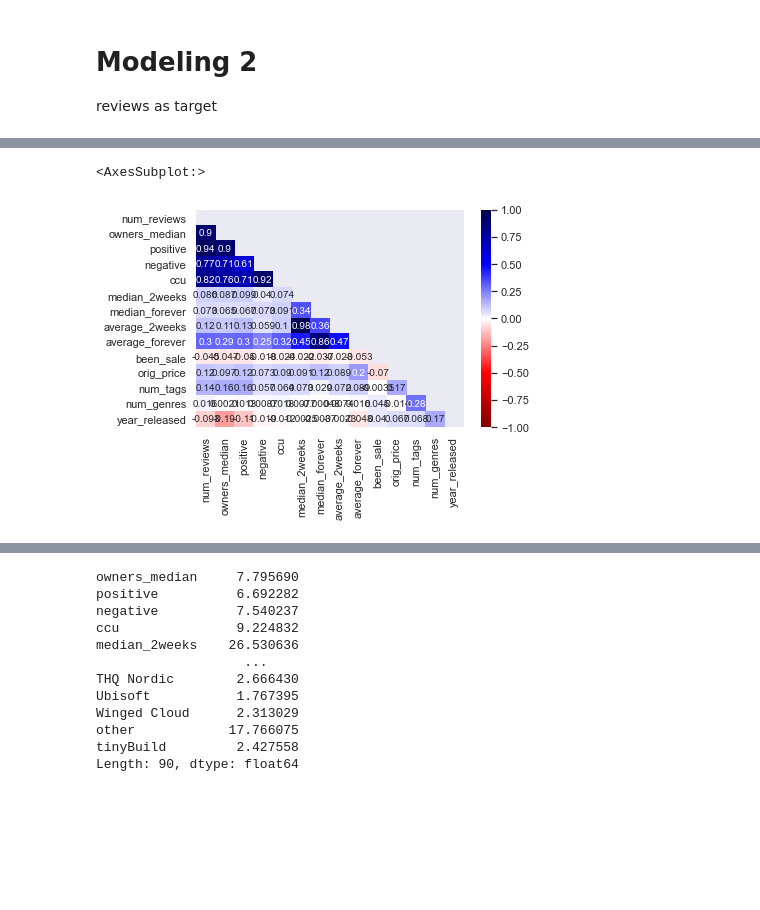
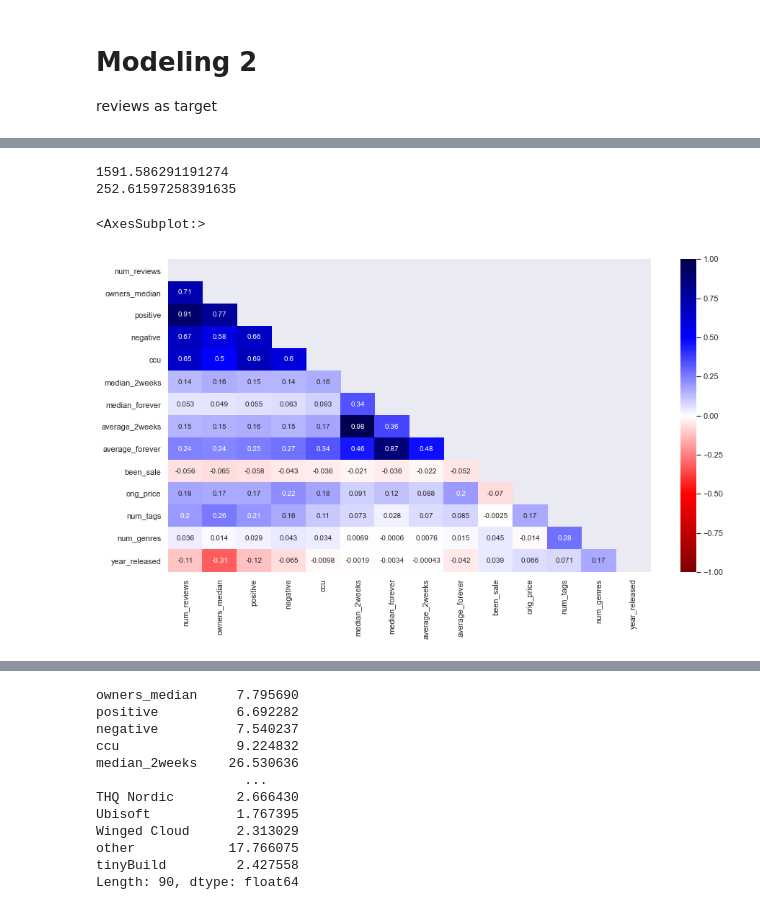
Before and after one commit to MichaelHarnett/Regression_Metis, a Jupyter notebook: steamspy_api_scraping.ipynb, the cells around one changed output, grey strips where cells are left out. Saved outputs shown, nothing was run; the diff lists cells and outputs as text; code cells hidden in the pictures; blank space fills up the shorter version.

```diff
--- a/steamspy_api_scraping.ipynb
+++ b/steamspy_api_scraping.ipynb
@@ -314,9 +322,9 @@ Length: 90, dtype: float64
 # Modeling 2
 reviews as target
 # %%
-cols = ownerdf.columns.tolist()
+cols = ownerdf2.columns.tolist()
 cols.insert(1, cols.pop(cols.index('num_reviews')))
-reviewsdf2 = ownerdf[cols]
+reviewsdf2 = ownerdf2[cols]
 # %%
 X, y = reviewsdf2.iloc[:,2:], reviewsdf2.iloc[:,1]
 
@@ -335,7 +360,17 @@ lr.score(X_val, y_val)
+# %%
+train_preds = lr.predict(X_train)
+rmse = mean_squared_error(y_train, train_preds, squared=False)
+print(rmse)
+mae = mean_absolute_error(y_train, train_preds)
+print(mae)
+# %% [output]
+1591.586291191274
+252.61597258391635
 # %%
 heatmapdf = reviewsdf2.iloc[:,1:15]
+plt.figure(figsize(15,8))
 upper = np.triu(heatmapdf.corr())
 sns.heatmap(heatmapdf.corr(), cmap="seismic_r", annot=True, vmin=-1, vmax=1, mask=upper)
 # %% [output]
 <AxesSubplot:>
-[figure, old version]
+[figure, new version]
```
Also changed, not shown: parts of 34 cells of this notebook, 4 other files.
